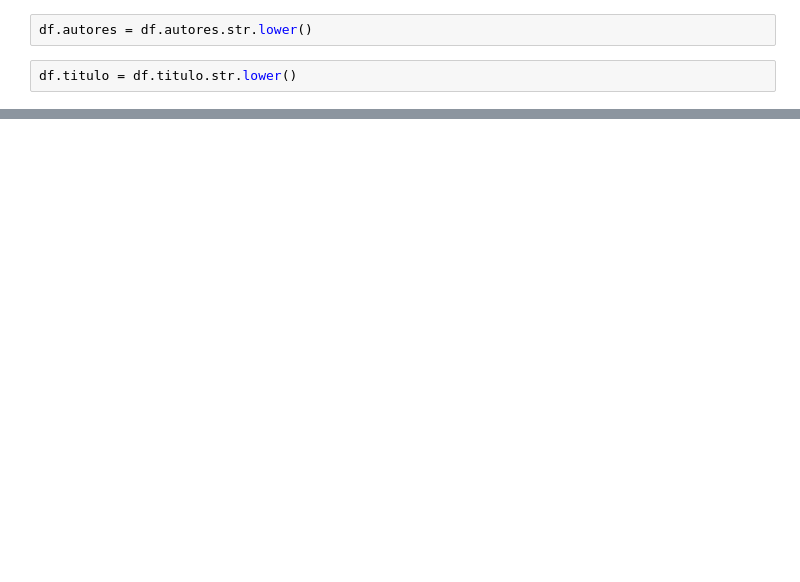
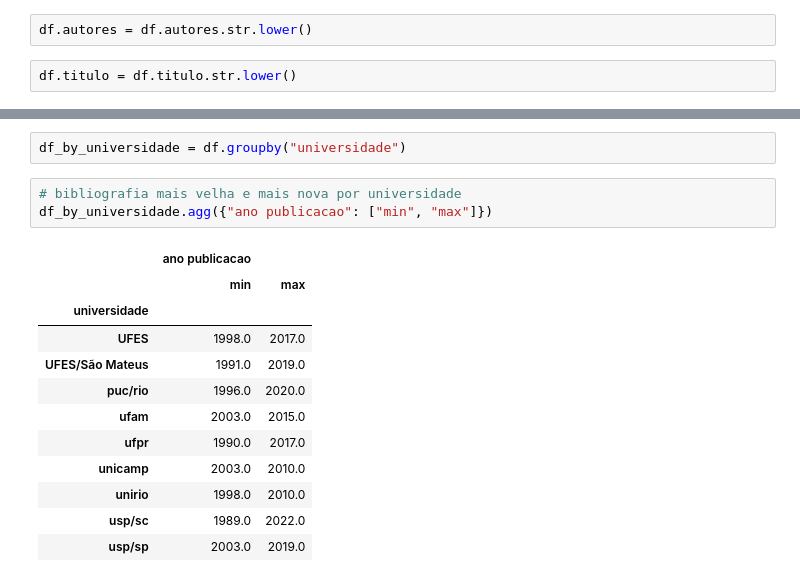
Before and after one commit to tarsisazevedo/mestrado, a Jupyter notebook: Analise bibliografia.ipynb, the cells around one changed output, grey strips where cells are left out. Drawn from its saved outputs; the diff is of its cells as text; blank space fills up the shorter version.

```diff
--- a/Analise bibliografia.ipynb
+++ b/Analise bibliografia.ipynb
@@ -105 +106,19 @@ Sim    134
 Name: versão brasileira, dtype: int64
+# %%
+df_by_universidade = df.groupby("universidade")
+# %%
+# bibliografia mais velha e mais nova por universidade
+df_by_universidade.agg({"ano publicacao": ["min", "max"]})
+# %% [output]
+|  | ano publicacao |  |
+|  | min | max |
+| universidade |  |  |
+| UFES | 1998.0 | 2017.0 |
+| UFES/São Mateus | 1991.0 | 2019.0 |
+| puc/rio | 1996.0 | 2020.0 |
+| ufam | 2003.0 | 2015.0 |
+| ufpr | 1990.0 | 2017.0 |
+| unicamp | 2003.0 | 2010.0 |
+| unirio | 1998.0 | 2010.0 |
+| usp/sc | 1989.0 | 2022.0 |
+| usp/sp | 2003.0 | 2019.0 |
```
Also changed, not shown: parts of 9 cells of this notebook.
